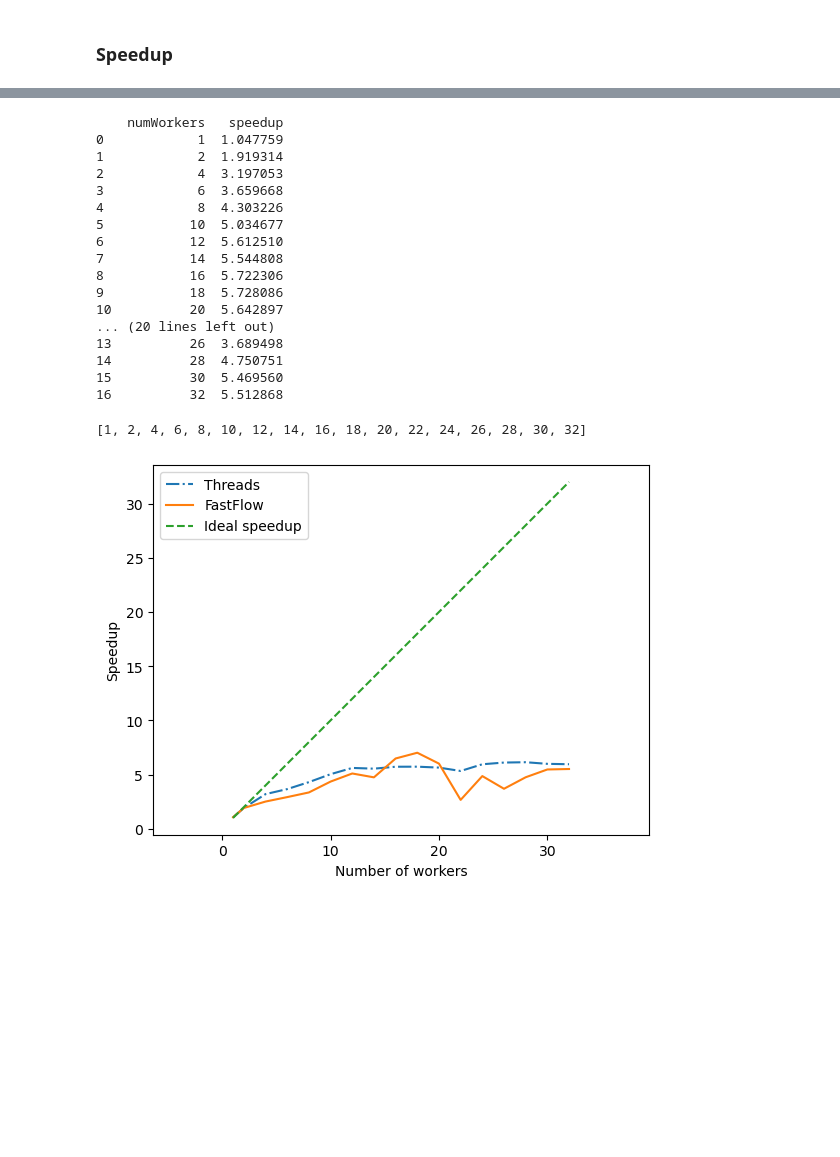
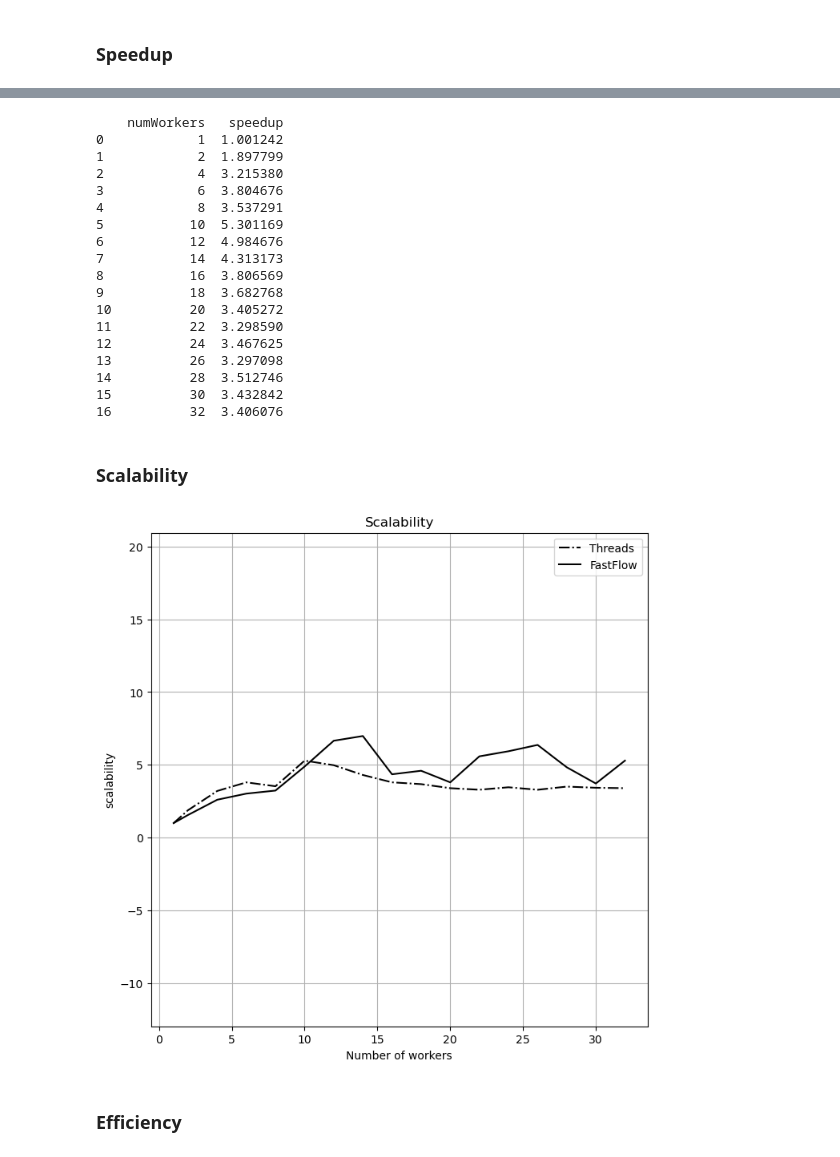
Before and after one commit to giacomo-cgn/parallel-genetic-tsp, a Jupyter notebook: plots.ipynb, the cells around one changed output, grey strips where cells are left out. Cells and saved outputs as stored; diff of their text form; code cells hidden in the pictures; blank space fills up the shorter version.

Commit message:
final plots and results

```diff
--- a/plots.ipynb
+++ b/plots.ipynb
@@ -155,5 +197,5 @@ plt.show()
 # %% [markdown]
 ### Speedup
 # %%
-df_threads['speedup'] = df_sequential['totalTime'].iloc[0] / df_threads['totalTime']
-df_ff['speedup'] = df_sequential['totalTime'].iloc[0] / df_ff['totalTime']
+df_threads['speedup'] = df_sequential['totalTime'].iloc[1] / df_threads['totalTime']
+df_ff['speedup'] = df_sequential['totalTime'].iloc[1] / df_ff['totalTime']
@@ -160,42 +223,43 @@ df_ff['speedup'] = df_sequential['totalTime'].iloc[0] / df_ff['totalTime']
 # %%
-print(df_threads[['numWorkers','speedup']])
-print(df_ff[['numWorkers','speedup']])
+print(df_threads[['numWorkers', 'speedup']])
 # %% [output]
     numWorkers   speedup
-0            1  1.047759
-1            2  1.919314
-2            4  3.197053
-3            6  3.659668
-4            8  4.303226
-5           10  5.034677
-6           12  5.612510
-7           14  5.544808
-8           16  5.722306
-9           18  5.728086
-10          20  5.642897
-... (20 lines left out)
-13          26  3.689498
-14          28  4.750751
-15          30  5.469560
-16          32  5.512868
+0            1  1.001242
+1            2  1.897799
+2            4  3.215380
+3            6  3.804676
+4            8  3.537291
+5           10  5.301169
+6           12  4.984676
+7           14  4.313173
+8           16  3.806569
+9           18  3.682768
+10          20  3.405272
+11          22  3.298590
+12          24  3.467625
+13          26  3.297098
+14          28  3.512746
+15          30  3.432842
+16          32  3.406076
-# %%
-ideal_times = [df_sequential['totalTime'].iloc[0]/i for i in num_workers_list]
-ideal_speedup = [i for i in num_workers_list]
-print(ideal_speedup)
-# %% [output]
-[1, 2, 4, 6, 8, 10, 12, 14, 16, 18, 20, 22, 24, 26, 28, 30, 32]
+# %% [markdown]
+### Scalability
+# %%
+df_threads['scalability'] = df_threads['totalTime'].iloc[0] / df_threads['totalTime']
+df_ff['scalability'] = df_ff['totalTime'].iloc[0] / df_ff['totalTime']
 # %%
-plt.plot(num_workers_list, df_threads['speedup'].iloc[0:17], label='Threads', linestyle='dashdot')
-plt.plot(num_workers_list, df_ff['speedup'].iloc[0:17], label='FastFlow')
-plt.plot(num_workers_list, ideal_speedup, linestyle='dashed', label='Ideal speedup')
+plt.plot(num_workers_list, df_threads['scalability'].iloc[0:17], label='Threads', linestyle='dashdot', color='black')
+plt.plot(num_workers_list, df_ff['scalability'].iloc[0:17], label='FastFlow', color='black')
 plt.legend()
 plt.xlabel('Number of workers')
-plt.ylabel('Speedup')
+plt.ylabel('scalability')
 plt.axis('equal')
 
 # set plot size
-plt.rcParams["figure.figsize"] = (8, 8)
-
+plt.rcParams["figure.figsize"] = (8, 4)
+plt.title("Scalability")
+plt.grid(True)
 plt.show()
 # %% [output]
-[figure, old version]
+[figure, new version]
+# %% [markdown]
+### Efficiency
```
Also changed, not shown: parts of 29 cells of this notebook, 6 other files.
